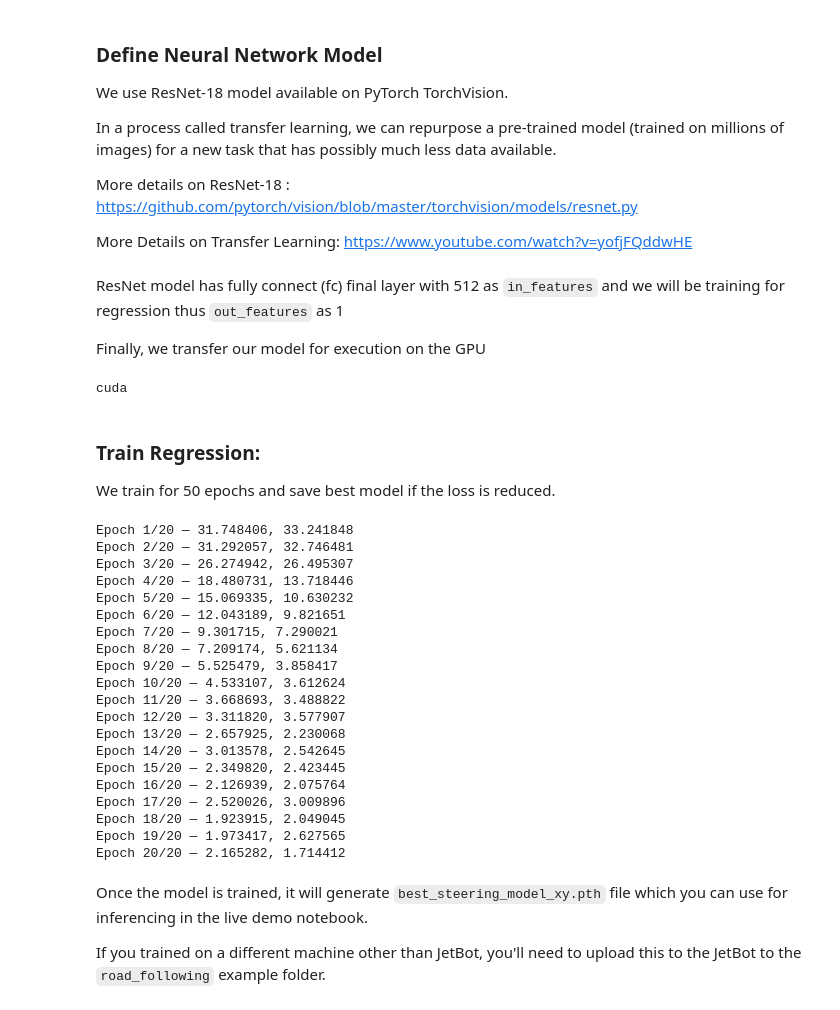
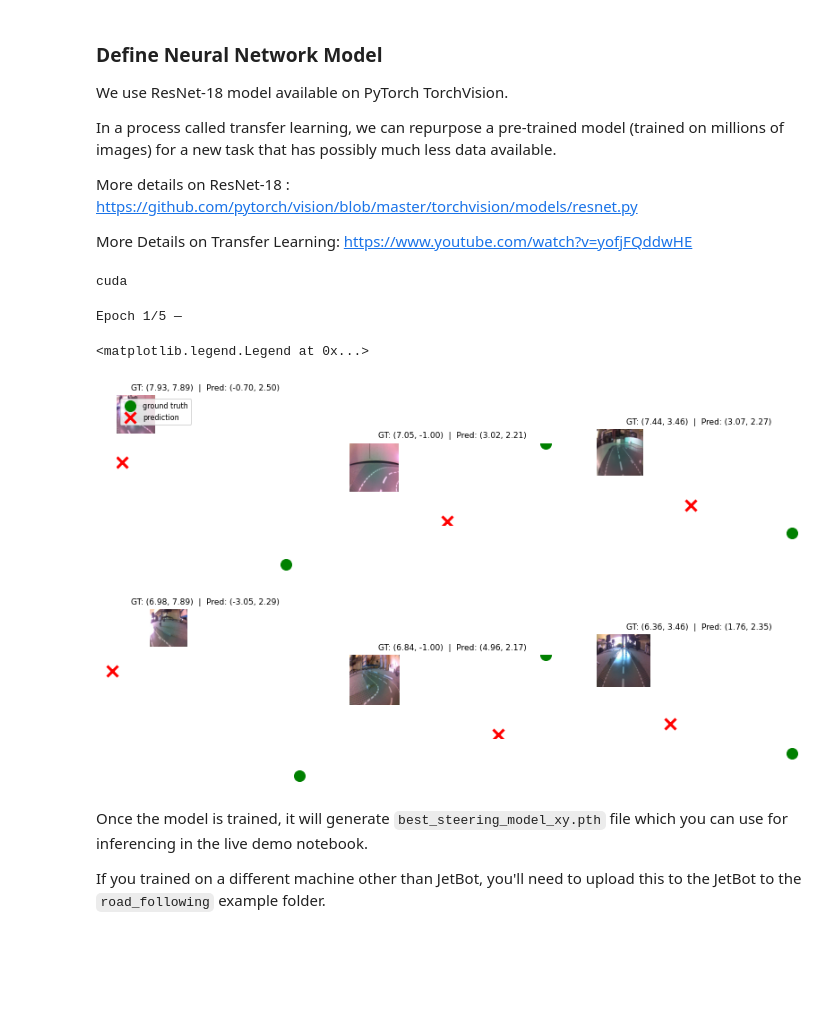
Before and after one commit to Petrerer/robotics-project, a Jupyter notebook: train_model.ipynb, the cells around one changed output. Drawn from its saved outputs; the diff is of its cells as text; code cells hidden in the pictures; blank space fills up the shorter version.

```diff
--- a/train_model.ipynb
+++ b/train_model.ipynb
@@ -35,8 +35,11 @@ for csv_path in session_csvs:
 
         # Filename encodes x and y as integers scaled to [0, 1000]
         # get_x/get_y in XYDataset decode them back assuming width=height=1000
-        x_int = int((x + 1.0) / 2.0 * 1000)
-        y_int = int((y + 1.0) / 2.0 * 1000)
+        # x is in [0,1], y is in [-1,1] → convert to pixel coords in a 224x224 image
+        x_int = int(x * 224)                    # [0,1]   → [0, 224]
+        y_int = int((y + 1.0) / 2.0 * 224)     # [-1,1]  → [0, 224]
+
+        dst_name = f'xy_{x_int:03d}_{y_int:03d}_{session_name}_{frame_id:04d}.jpg'
 
         dst_name = f'xy_{x_int}_{y_int}_{session_name}_{frame_id:04d}.jpg'
         dst = os.path.join(OUTPUT_DIR, dst_name)
@@ -135,9 +142,11 @@ dataset = XYDataset('dataset_xy', random_hflips=False)
 ### Split dataset into train and test sets
 Once we read dataset, we will split data set in train and test sets. In this example we split train and test a 90%-10%. The test set will be used to verify the accuracy of the model we train.
 # %%
+used_percent = 0.9
+used, not_used = torch.utils.data.random_split(dataset, [int(used_percent * len(dataset)), len(dataset) - int(used_percent * len(dataset))])
 test_percent = 0.1
-num_test = int(test_percent * len(dataset))
-train_dataset, test_dataset = torch.utils.data.random_split(dataset, [len(dataset) - num_test, num_test])
+num_test = int(test_percent * len(used))
+train_dataset, test_dataset = torch.utils.data.random_split(used, [len(used) - num_test, num_test])
 # %% [markdown]
 ### Create data loaders to load data in batches
 
@@ -169,10 +178,6 @@ More details on ResNet-18 : https://github.com/pytorch/vision/blob/master/torchv
 More Details on Transfer Learning: https://www.youtube.com/watch?v=yofjFQddwHE
 # %%
 model = models.resnet18(pretrained=True)
-# %% [markdown]
-ResNet model has fully connect (fc) final layer with 512 as ``in_features`` and we will be training for regression thus ``out_features`` as 1
-
-Finally, we transfer our model for execution on the GPU
 # %%
 model.fc = torch.nn.Linear(512, 2)
 device = torch.device('cuda')
@@ -180,12 +185,8 @@ model = model.to(device)
 print(device)
 # %% [output]
 cuda
-# %% [markdown]
-### Train Regression:
-
-We train for 50 epochs and save best model if the loss is reduced.
 # %%
-NUM_EPOCHS = 20
+NUM_EPOCHS = 5
 BEST_MODEL_PATH = 'best_steering_model_xy.pth'
 best_loss = 1e9
 
@@ -221,26 +222,7 @@ for epoch in range(NUM_EPOCHS):
         torch.save(model.state_dict(), BEST_MODEL_PATH)
         best_loss = test_loss
 # %% [output]
-Epoch 1/20 — 31.748406, 33.241848
-Epoch 2/20 — 31.292057, 32.746481
-Epoch 3/20 — 26.274942, 26.495307
-Epoch 4/20 — 18.480731, 13.718446
-Epoch 5/20 — 15.069335, 10.630232
-Epoch 6/20 — 12.043189, 9.821651
-Epoch 7/20 — 9.301715, 7.290021
-Epoch 8/20 — 7.209174, 5.621134
-Epoch 9/20 — 5.525479, 3.858417
-Epoch 10/20 — 4.533107, 3.612624
-Epoch 11/20 — 3.668693, 3.488822
-Epoch 12/20 — 3.311820, 3.577907
-Epoch 13/20 — 2.657925, 2.230068
-Epoch 14/20 — 3.013578, 2.542645
-Epoch 15/20 — 2.349820, 2.423445
-Epoch 16/20 — 2.126939, 2.075764
-Epoch 17/20 — 2.520026, 3.009896
-Epoch 18/20 — 1.923915, 2.049045
-Epoch 19/20 — 1.973417, 2.627565
-Epoch 20/20 — 2.165282, 1.714412
+Epoch 1/5 —
 # %%
 import random
 import matplotlib.pyplot as plt
@@ -250,6 +232,8 @@ import torch
 import PIL.Image
 import os
 
+
+state_dict = torch.load('best_steering_model_xy.pth', map_location='cpu')
 model.eval()
 
 # Pick N random images from dataset_xy
@@ -263,39 +247,45 @@ for ax, image_path in zip(axes, sample_paths):
     image = PIL.Image.open(image_path)
 
     # Get ground truth from filename
-    x_true = get_x(os.path.basename(image_path), None)
-    y_true = get_y(os.path.basename(image_path), None)
+    x_true = get_x(os.path.basename(image_path), image.size[0])
+    y_true = get_y(os.path.basename(image_path), image.size[1])
 
     # Preprocess for model (same as __getitem__ but without augmentation)
     import torchvision.transforms as transforms
     img_tensor = transforms.functional.resize(image, (224, 224))
     img_tensor = transforms.functional.to_tensor(img_tensor)
     img_tensor = transforms.functional.normalize(img_tensor, [0.485, 0.456, 0.406], [0.229, 0.224, 0.225])
     img_tensor = img_tensor.unsqueeze(0).to(device)
 
     with torch.no_grad():
         output = model(img_tensor).cpu().numpy().flatten()
 
     x_pred, y_pred = output[0], output[1]
 
     # Display image
     ax.imshow(image)
     w, h = image.size
 
     # Draw ground truth (green) and prediction (red) as dots
     # x is in [0,1] → map to pixel width; y is in [-1,1] → map to pixel height
-    gt_px = x_true * w
+    # Ground truth: x in [-1,1], y in [-1,1] → map to pixel space
+    gt_px = (x_true + 1.0) / 2.0 * w
     gt_py = (y_true + 1.0) / 2.0 * h
-    pred_px = x_pred * w
+
+    # Prediction: same mapping
+    pred_px = (x_pred + 1.0) / 2.0 * w
     pred_py = (y_pred + 1.0) / 2.0 * h
 
     ax.plot(gt_px, gt_py, 'go', markersize=12, label='ground truth')
     ax.plot(pred_px, pred_py, 'rx', markersize=12, markeredgewidth=3, label='prediction')
 
     ax.set_title(f'GT: ({x_true:.2f}, {y_true:.2f})  |  Pred: ({x_pred:.2f}, {y_pred:.2f})', fontsize=9)
     ax.axis('off')
 
-axes[0].legend(loc='upper left', fontsize=8
+axes[0].legend(loc='upper left', fontsize=8)
+# %% [output]
+<matplotlib.legend.Legend at 0x...>
+[figure, added]
 # %% [markdown]
 Once the model is trained, it will generate ``best_steering_model_xy.pth`` file which you can use for inferencing in the live demo notebook.
 
```
Also changed, not shown: parts of 2 cells of this notebook, 3 other files.
